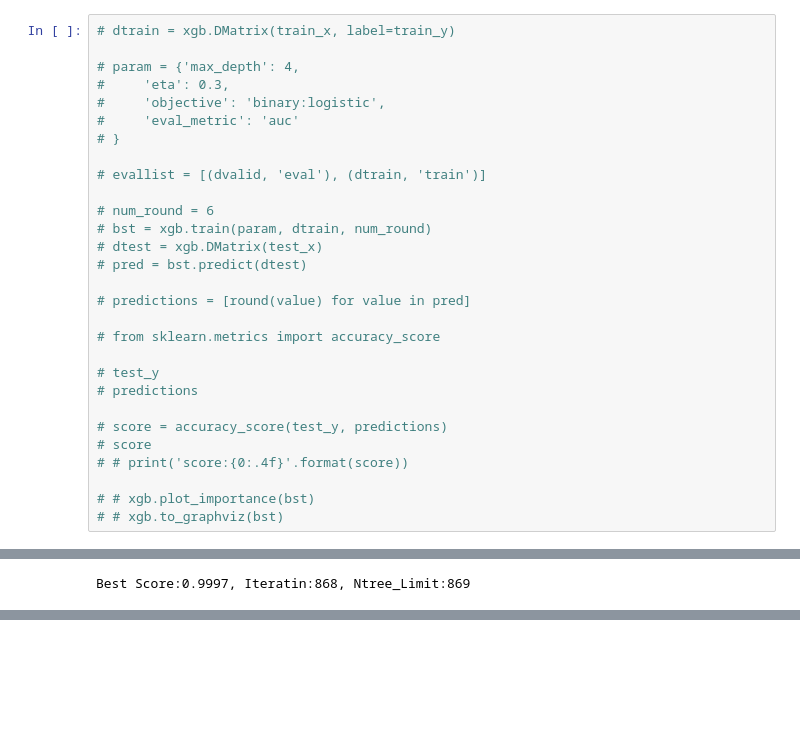
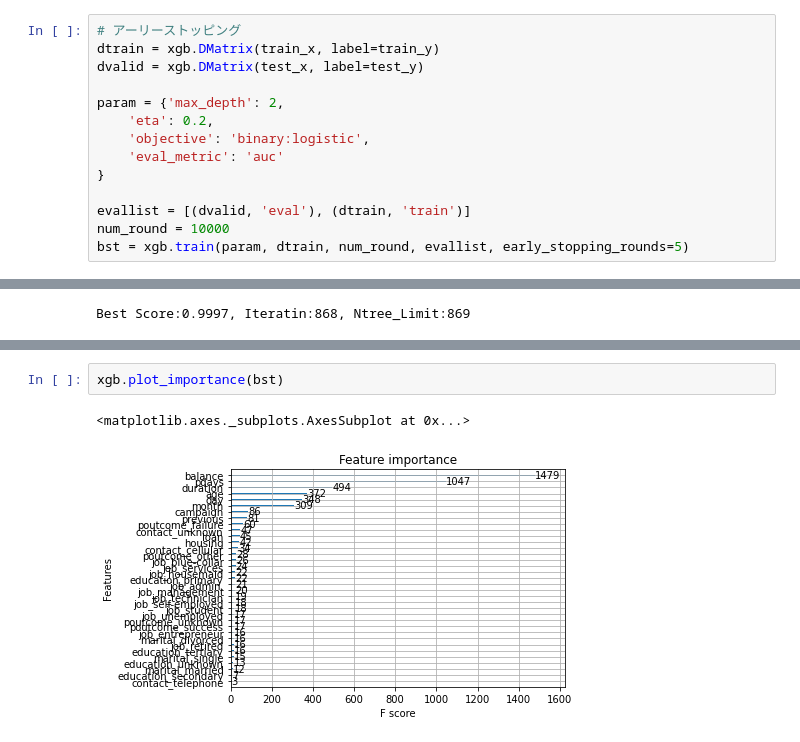
Before and after one commit to AtaruOhto/google-colab-sandbox, a Jupyter notebook: xgboost_sandbox.ipynb, the cells around one changed output, grey strips where cells are left out. Cells and saved outputs as stored; diff of their text form; blank space fills up the shorter version.

```diff
--- a/xgboost_sandbox.ipynb
+++ b/xgboost_sandbox.ipynb
@@ -35,30 +96,15 @@ train_x
 # %%
-# dtrain = xgb.DMatrix(train_x, label=train_y)
+# アーリーストッピング
+dtrain = xgb.DMatrix(train_x, label=train_y)
+dvalid = xgb.DMatrix(test_x, label=test_y)
 
-# param = {'max_depth': 4,
-#     'eta': 0.3,
-#     'objective': 'binary:logistic',
-#     'eval_metric': 'auc'
-# }
+param = {'max_depth': 2,
+    'eta': 0.2,
+    'objective': 'binary:logistic',
+    'eval_metric': 'auc'
+}
 
-# evallist = [(dvalid, 'eval'), (dtrain, 'train')]
-
-# num_round = 6
-# bst = xgb.train(param, dtrain, num_round)
-# dtest = xgb.DMatrix(test_x)
-# pred = bst.predict(dtest)
-
-# predictions = [round(value) for value in pred]
-
-# from sklearn.metrics import accuracy_score
-
-# test_y
-# predictions
-
-# score = accuracy_score(test_y, predictions)
-# score
-# # print('score:{0:.4f}'.format(score))
-
-# # xgb.plot_importance(bst)
-# # xgb.to_graphviz(bst)
+evallist = [(dvalid, 'eval'), (dtrain, 'train')]
+num_round = 10000
+bst = xgb.train(param, dtrain, num_round, evallist, early_stopping_rounds=5)
 # %% [output]
@@ -101,0 +161,5 @@ Best Score:0.9997, Iteratin:868, Ntree_Limit:869
+# %%
+xgb.plot_importance(bst)
+# %% [output]
+<matplotlib.axes._subplots.AxesSubplot at 0x...>
+[figure, added]
```
Also changed, not shown: parts of 5 cells of this notebook.
